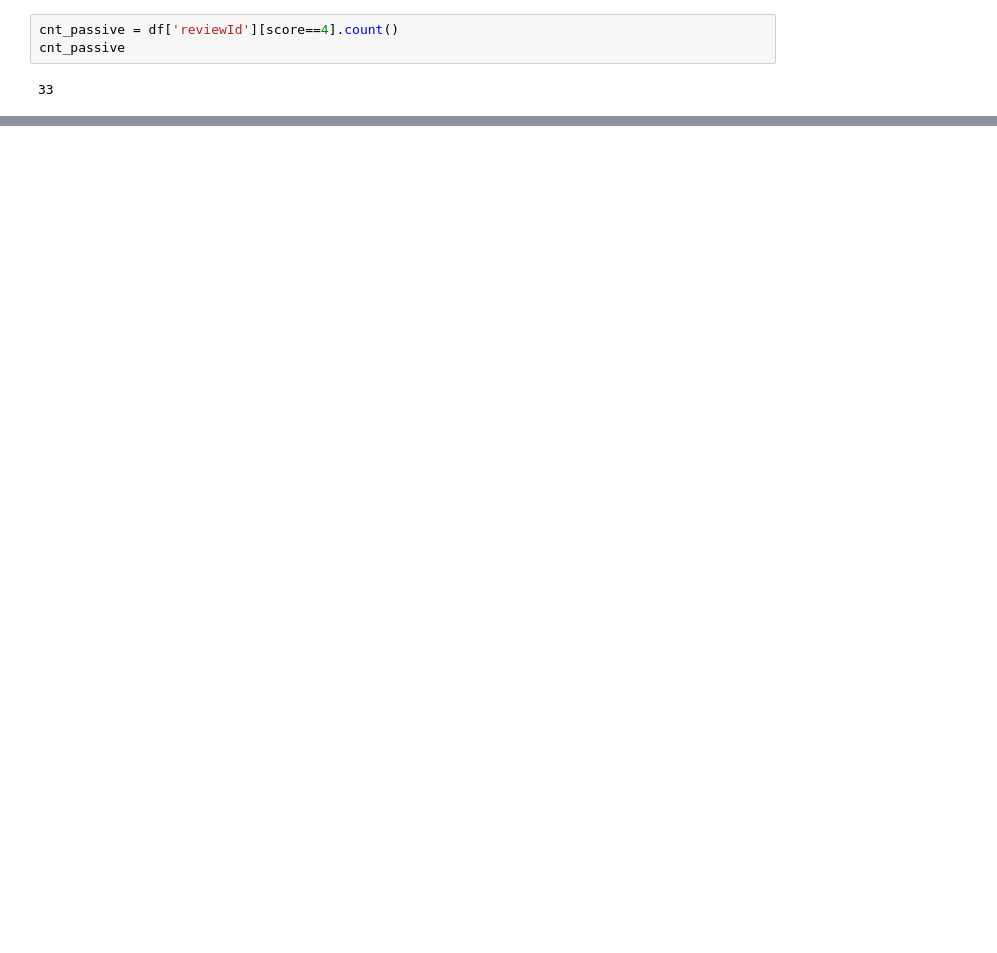
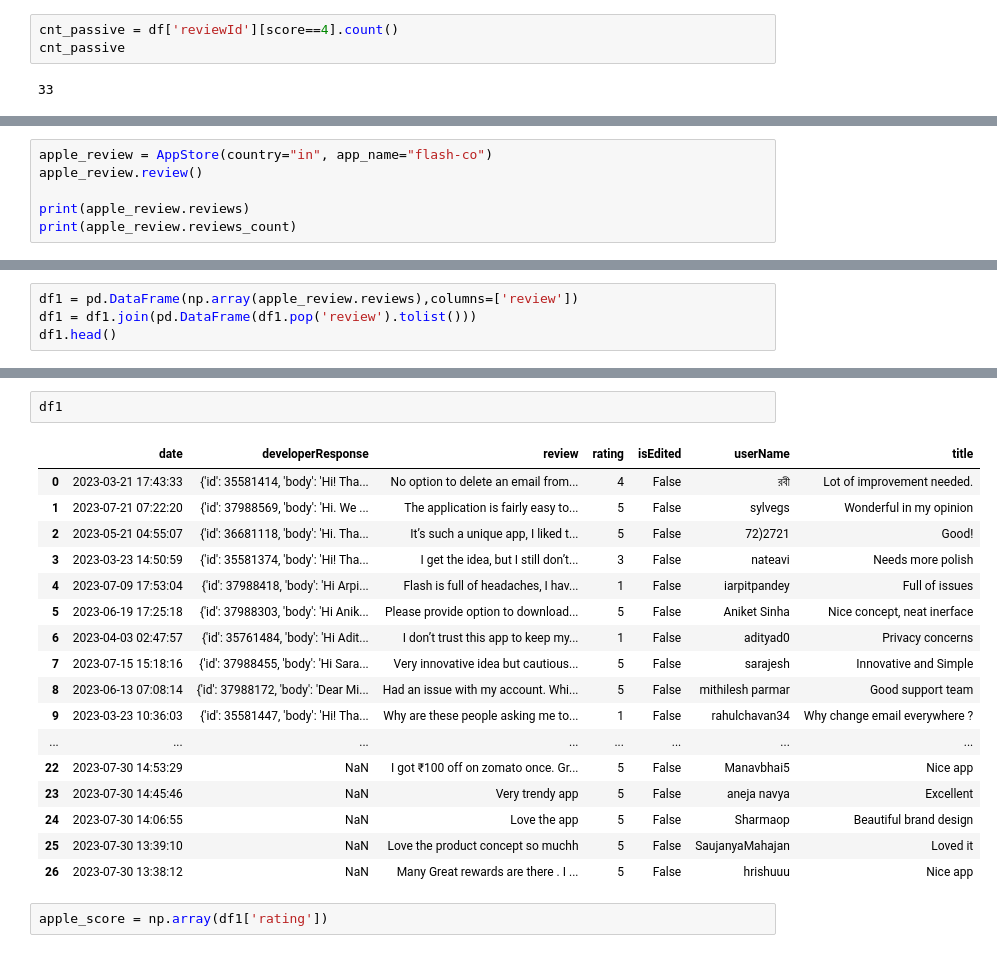
Before and after one commit to gauthamgtg/Flash.co-Play-Store-Review-NPS-Analysis, a Jupyter notebook: Flash.co Play Store Review NPS Analysis.ipynb, the cells around one changed output, grey strips where cells are left out. Drawn from its saved outputs; the diff is of its cells as text; blank space fills up the shorter version.

```diff
--- a/Flash.co Play Store Review NPS Analysis.ipynb
+++ b/Flash.co Play Store Review NPS Analysis.ipynb
@@ -187,0 +213,6 @@ NPS
+# %%
+apple_review = AppStore(country="in", app_name="flash-co")
+apple_review.review()
+
+print(apple_review.reviews)
+print(apple_review.reviews_count)
@@ -187,0 +226,4 @@ NPS
+# %%
+df1 = pd.DataFrame(np.array(apple_review.reviews),columns=['review'])
+df1 = df1.join(pd.DataFrame(df1.pop('review').tolist()))
+df1.head()
@@ -187,0 +237,22 @@ NPS
+# %%
+df1
+# %% [output]
+|  | date | developerResponse | review | rating | isEdited | userName | title |
+| 0 | 2023-03-21 17:43:33 | {'id': 35581414, 'body': 'Hi! Tha... | No option to delete an email from... | 4 | False | রবী | Lot of improvement needed. |
+| 1 | 2023-07-21 07:22:20 | {'id': 37988569, 'body': 'Hi. We ... | The application is fairly easy to... | 5 | False | sylvegs | Wonderful in my opinion |
+| 2 | 2023-05-21 04:55:07 | {'id': 36681118, 'body': 'Hi. Tha... | It’s such a unique app, I liked t... | 5 | False | 72)2721 | Good! |
+| 3 | 2023-03-23 14:50:59 | {'id': 35581374, 'body': 'Hi! Tha... | I get the idea, but I still don’t... | 3 | False | nateavi | Needs more polish |
+| 4 | 2023-07-09 17:53:04 | {'id': 37988418, 'body': 'Hi Arpi... | Flash is full of headaches, I hav... | 1 | False | iarpitpandey | Full of issues |
+| 5 | 2023-06-19 17:25:18 | {'id': 37988303, 'body': 'Hi Anik... | Please provide option to download... | 5 | False | Aniket Sinha | Nice concept, neat inerface |
+| 6 | 2023-04-03 02:47:57 | {'id': 35761484, 'body': 'Hi Adit... | I don’t trust this app to keep my... | 1 | False | adityad0 | Privacy concerns |
+| 7 | 2023-07-15 15:18:16 | {'id': 37988455, 'body': 'Hi Sara... | Very innovative idea but cautious... | 5 | False | sarajesh | Innovative and Simple |
+| 8 | 2023-06-13 07:08:14 | {'id': 37988172, 'body': 'Dear Mi... | Had an issue with my account. Whi... | 5 | False | mithilesh parmar | Good support team |
+| 9 | 2023-03-23 10:36:03 | {'id': 35581447, 'body': 'Hi! Tha... | Why are these people asking me to... | 1 | False | rahulchavan34 | Why change email everywhere ? |
+| ... | ... | ... | ... | ... | ... | ... | ... |
+| 22 | 2023-07-30 14:53:29 | NaN | I got ₹100 off on zomato once. Gr... | 5 | False | Manavbhai5 | Nice app |
+| 23 | 2023-07-30 14:45:46 | NaN | Very trendy app | 5 | False | aneja navya | Excellent |
+| 24 | 2023-07-30 14:06:55 | NaN | Love the app | 5 | False | Sharmaop | Beautiful brand design |
+| 25 | 2023-07-30 13:39:10 | NaN | Love the product concept so muchh | 5 | False | SaujanyaMahajan | Loved it |
+| 26 | 2023-07-30 13:38:12 | NaN | Many Great rewards are there . I ... | 5 | False | hrishuuu | Nice app |
+# %%
+apple_score = np.array(df1['rating'])
```
Also changed, not shown: parts of 29 cells of this notebook.
